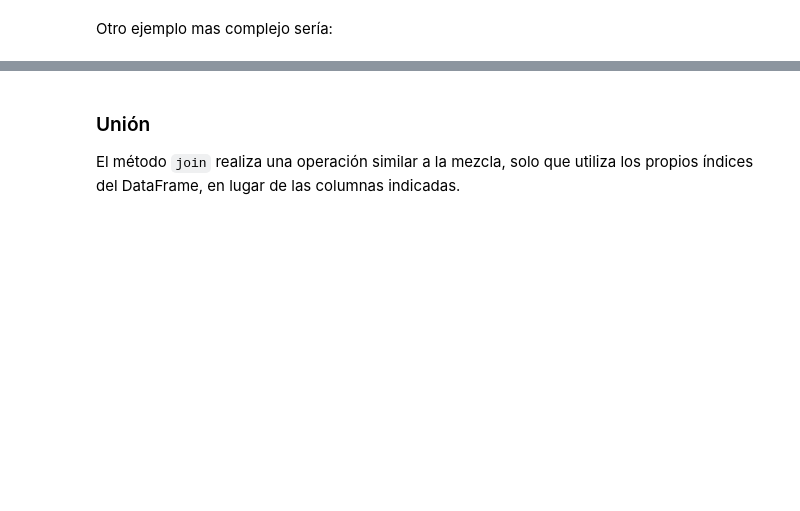
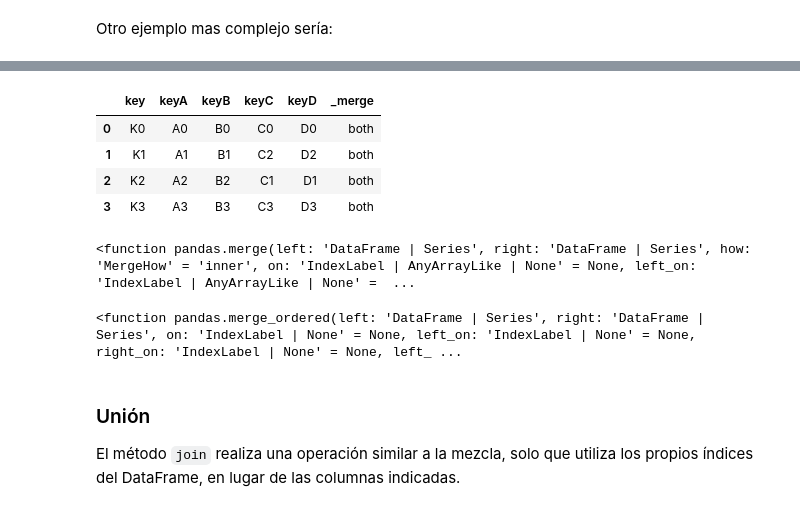
Before and after one commit to AdrianBR003/Practias-Tecnologias-Emergentes, a Jupyter notebook: Práctica4/Práctica4-pandas.ipynb, the cells around one changed output, grey strips where cells are left out. Drawn from its saved outputs; the diff is of its cells as text; code cells hidden in the pictures; blank space fills up the shorter version.

```diff
--- a/Práctica4/Práctica4-pandas.ipynb
+++ b/Práctica4/Práctica4-pandas.ipynb
@@ -497,10 +948,21 @@ pd.merge(left, right, how='left', on=['key1', 'key2'])
 # %%
 # Solución Ejercicio 2
 # Inserta en esta celda, a continuación, el código Python pedido
+pd.merge(left, right, how='outer', on='key', indicator=True)
+# %% [output]
+|  | key | keyA | keyB | keyC | keyD | _merge |
+| 0 | K0 | A0 | B0 | C0 | D0 | both |
+| 1 | K1 | A1 | B1 | C2 | D2 | both |
+| 2 | K2 | A2 | B2 | C1 | D1 | both |
+| 3 | K3 | A3 | B3 | C3 | D3 | both |
 # %%
-pd.merge?
+pd.merge
+# %% [output]
+<function pandas.merge(left: 'DataFrame | Series', right: 'DataFrame | Series', how: 'MergeHow' = 'inner', on: 'IndexLabel | AnyArrayLike | None' = None, left_on: 'IndexLabel | AnyArrayLike | None' =  ...
 # %%
-pd.merge_ordered?
+pd.merge_ordered
+# %% [output]
+<function pandas.merge_ordered(left: 'DataFrame | Series', right: 'DataFrame | Series', on: 'IndexLabel | None' = None, left_on: 'IndexLabel | None' = None, right_on: 'IndexLabel | None' = None, left_ ...
 # %% [markdown]
 ### Unión
 
```
Also changed, not shown: parts of 96 cells of this notebook, 2 other files.
